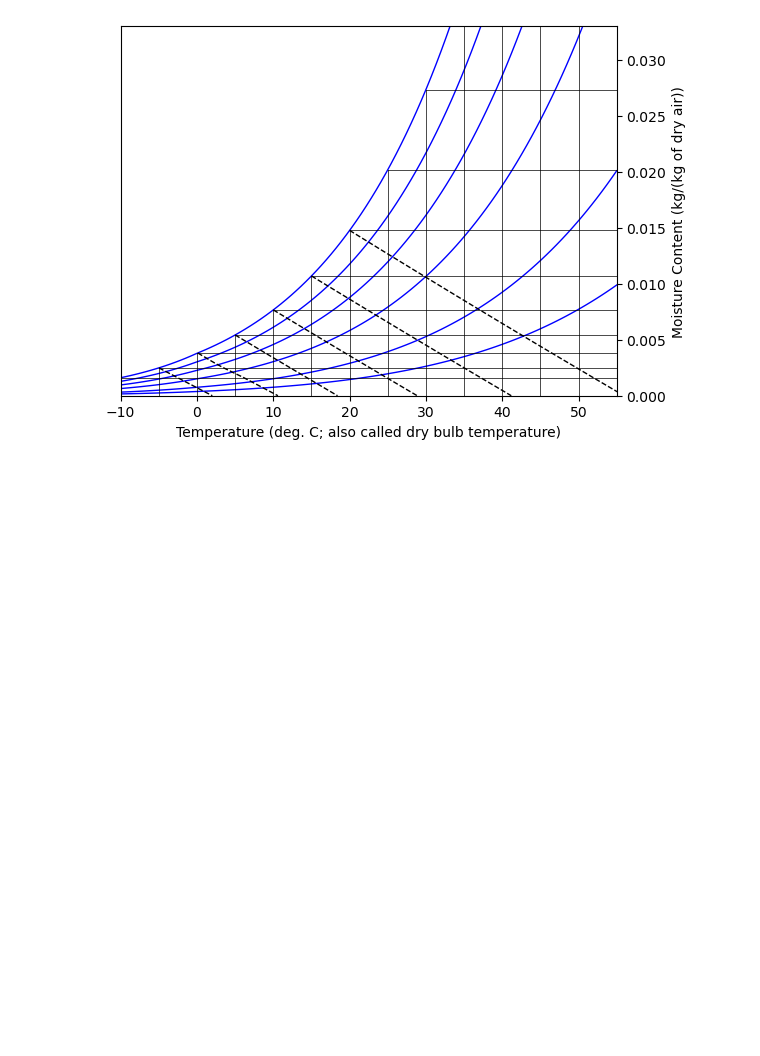
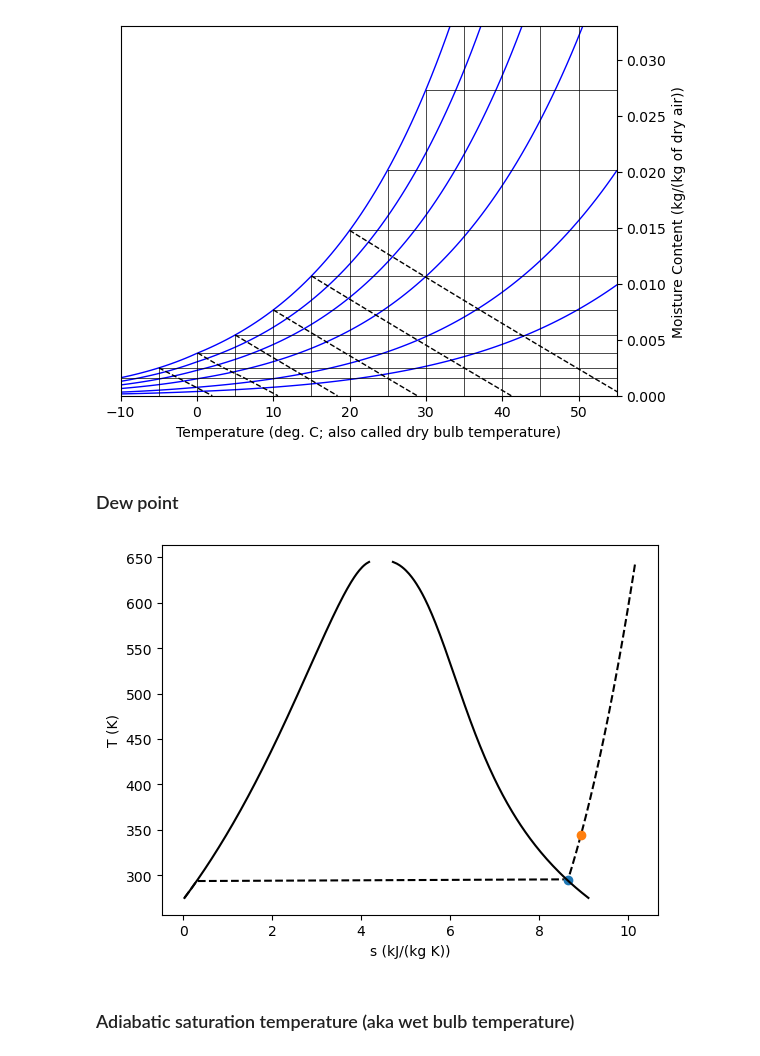
Before and after one commit to mtsn-lab/me40, a Jupyter notebook: scripts/airProperties.ipynb, the cells around one changed output. Drawn from its saved outputs; the diff is of its cells as text; code cells hidden in the pictures; blank space fills up the shorter version.

```diff
--- a/scripts/airProperties.ipynb
+++ b/scripts/airProperties.ipynb
@@ -180,3 +181,5 @@ ax.yaxis.tick_right()
 plt.savefig('psychrometric-chart.png')
 # %% [output]
 [figure]
+# %% [markdown]
+### Dew point
@@ -182,0 +192,36 @@ plt.savefig('psychrometric-chart.png')
+# %%
+linewidth = 2
+pressure = 25/1000/10
+
+plt.figure()
+plt.clf()
+T = np.linspace(275, 372+273, 200) # range of temperatures
+for P in [pressure]: #MPa
+    steam = [IAPWS97(T=t, P=P) for t in T]
+    S = [s.s for s in steam]
+    plt.plot(S, T, 'k--')
+
+# saturated vapor and liquid entropy lines
+svap = [s.s for s in [IAPWS97(T=t, x=1) for t in T]]
+sliq = [s.s for s in [IAPWS97(T=t, x=0) for t in T]]
+
+state1 = IAPWS97(P=pressure,x=1)
+
+T2 = state1.T+50
+state2 = IAPWS97(P=pressure,T=T2)
+h2 = state2.h
+
+plt.plot(state1.s,state1.T,'o')
+plt.plot(state2.s,T2,'o')
+
+plt.plot(svap, T, 'k-')
+plt.plot(sliq, T, 'k-')
+
+plt.xlabel('s (kJ/(kg K))')
+plt.ylabel('T (K)')
+
+plt.savefig('dew-point.png')
+# %% [output]
+[figure, added]
+# %% [markdown]
+### Adiabatic saturation temperature (aka wet bulb temperature)
```
Also changed, not shown: parts of 5 cells of this notebook.
